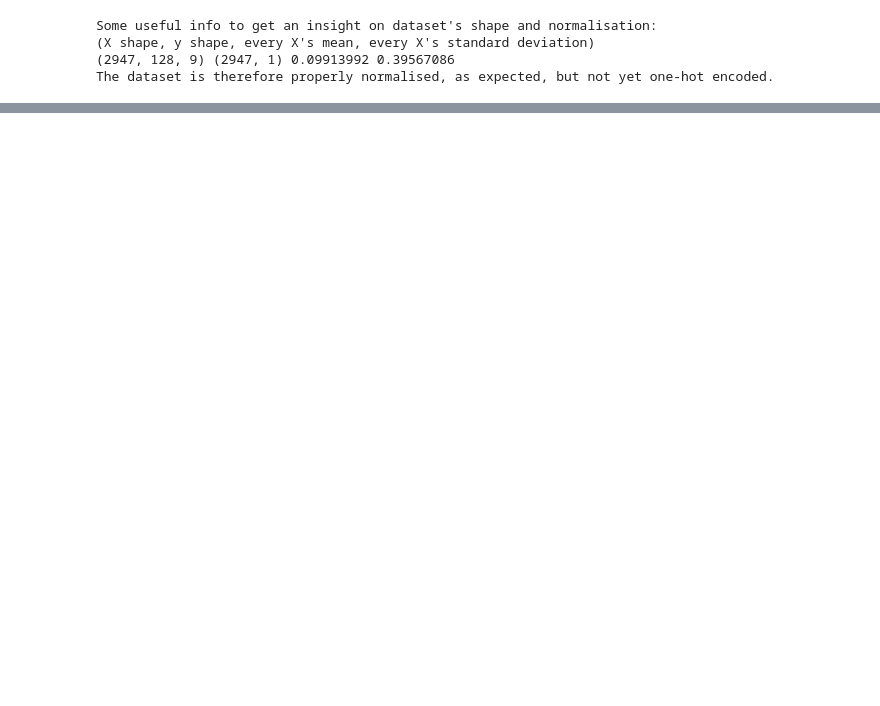
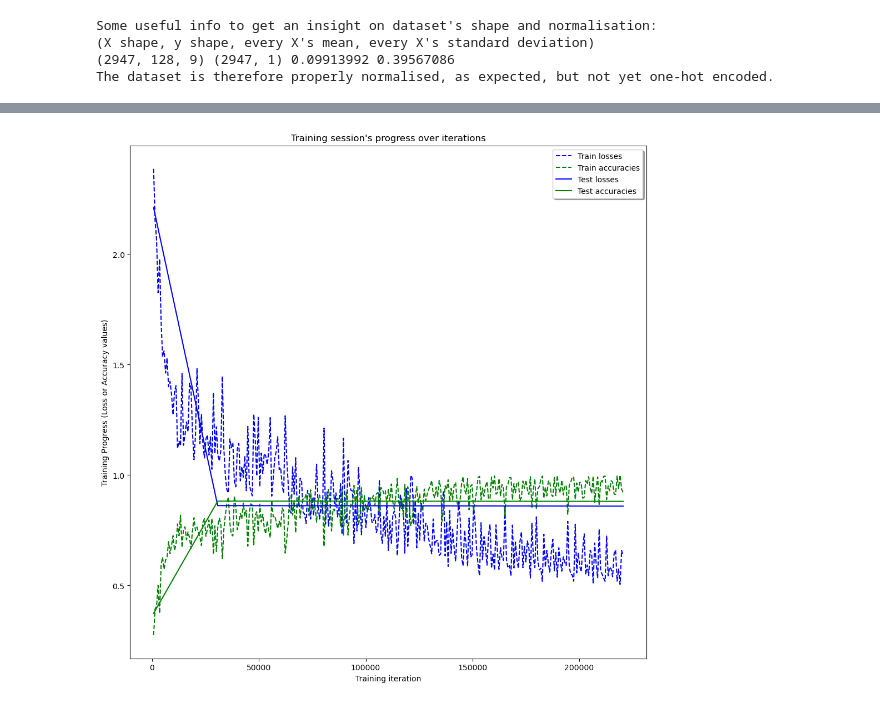
Before and after one commit to sinyoung11/Analyzing_HAR_data, a Jupyter notebook: Human Activity Recognition.ipynb, the cells around one changed output, grey strips where cells are left out. Cells and saved outputs as stored; diff of their text form; code cells hidden in the pictures; blank space fills up the shorter version.

```diff
--- a/Human Activity Recognition.ipynb
+++ b/Human Activity Recognition.ipynb
@@ -106,8 +108,8 @@ n_classes = 6 # Total classes (should go up, or should go down)
 
 learning_rate = 0.0025
 lambda_loss_amount = 0.0015
-training_iters = training_data_count * 300  # Loop 300 times on the dataset
-batch_size = 1500
+training_iters = training_data_count * 30  # Loop 300 times on the dataset
+batch_size = 700
 display_iter = 30000  # To show test set accuracy during training
 
 
@@ -288,8 +295,8 @@ print("Optimization Finished!")
 one_hot_predictions, accuracy, final_loss = sess.run(
     [pred, accuracy, cost],
     feed_dict={
-        x: X_test,
-        y: one_hot(y_test)
+        x: X_test[::10],
+        y: one_hot(y_test[::10])
     }
 )
 
@@ -320,35 +317,27 @@ PERFORMANCE ON TEST SET: Batch Loss = 0.8422787189483643, Accuracy = 0.890397012
 # %%
-# (Inline plots: )
-%matplotlib inline
-
-font = {
-    'family' : 'Bitstream Vera Sans',
-    'weight' : 'bold',
-    'size'   : 18
-}
-matplotlib.rc('font', **font)
-
 width = 12
 height = 12
 plt.figure(figsize=(width, height))
 
 indep_train_axis = np.array(range(batch_size, (len(train_losses)+1)*batch_size, batch_size))
 plt.plot(indep_train_axis, np.array(train_losses),     "b--", label="Train losses")
 plt.plot(indep_train_axis, np.array(train_accuracies), "g--", label="Train accuracies")
 
 indep_test_axis = np.append(
     np.array(range(batch_size, len(test_losses)*display_iter, display_iter)[:-1]),
     [training_iters]
 )
 plt.plot(indep_test_axis, np.array(test_losses),     "b-", label="Test losses")
 plt.plot(indep_test_axis, np.array(test_accuracies), "g-", label="Test accuracies")
 
 plt.title("Training session's progress over iterations")
 plt.legend(loc='upper right', shadow=True)
 plt.ylabel('Training Progress (Loss or Accuracy values)')
 plt.xlabel('Training iteration')
 
 plt.show()
+# %% [output]
+[figure, added]
 # %%
 # Results
 
```
Also changed, not shown: parts of 4 cells of this notebook, 1 other file.
